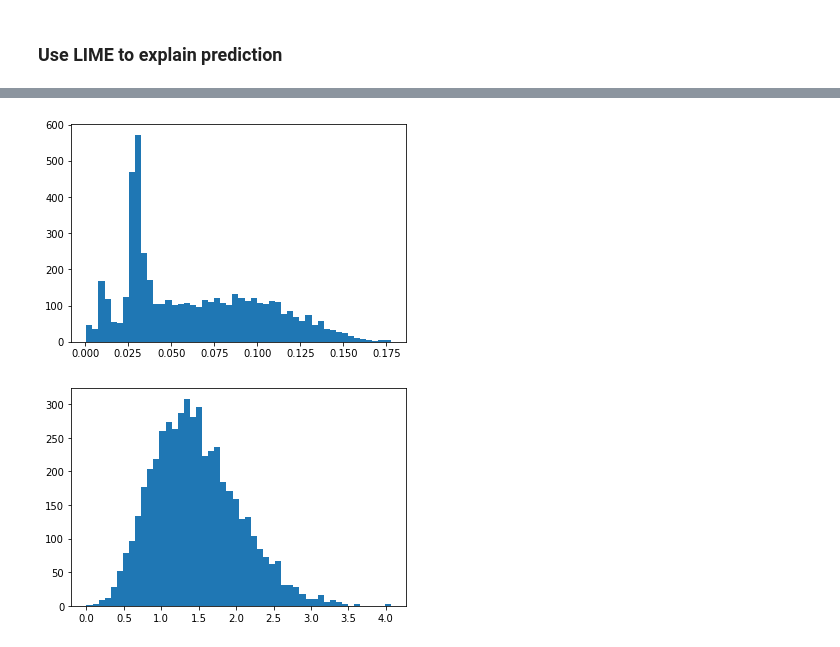
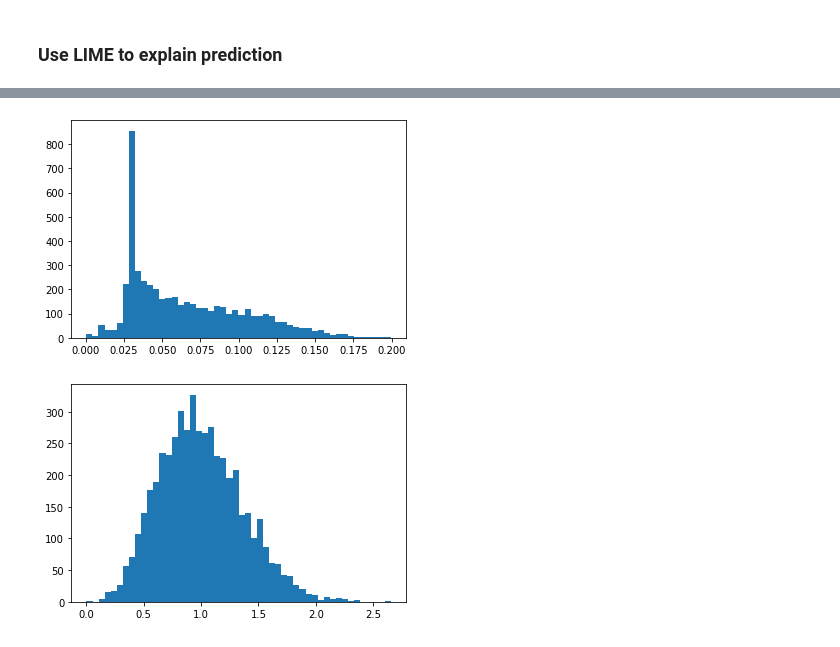
Before and after one commit to vonHousen/lime, a Jupyter notebook: doc/mod/notebooks/PerformanceAnalysis.ipynb, the cells around one changed output, grey strips where cells are left out. Saved outputs shown, nothing was run; the diff lists cells and outputs as text; code cells hidden in the pictures.

Commit message:
Implemented calculating fidelity distribution.

```diff
--- a/doc/mod/notebooks/PerformanceAnalysis.ipynb
+++ b/doc/mod/notebooks/PerformanceAnalysis.ipynb
@@ -85,8 +85,8 @@ explanation = explainer.explain_instance(
     random_forest.predict_proba,
     num_features = 4,
     top_labels = 3,
-    distance_metric="minkowski",
-    minkowski_norm=100.
+    # distance_metric="minkowski",
+    # minkowski_norm=100.
 )
 for label in explanation.top_labels[:2]:
     _ = explanation.as_pyplot_figure(label)
@@ -131,0 +117,3 @@ array([0.13627968, 0.05672752, 0.10188095, ..., 0.07917969, 0.11146703,
+# %%
+squared_errors = explanation.get_fidelity_distribution()
+explanation.plot_fidelity_map()
@@ -132,10 +122,10 @@ array([0.13627968, 0.05672752, 0.10188095, ..., 0.07917969, 0.11146703,
 # %%
-plt.hist(examples_squared_errors, bins=50)
+plt.hist(squared_errors, bins=50)
 plt.show()
 # %% [output]
-[figure, old version]
+[figure, new version]
 # %%
-plt.hist(examples_distances, bins=50)
+plt.hist((squared_errors.index)/np.mean(squared_errors.index.values), bins=50)
 plt.show()
 # %% [output]
-[figure, old version]
+[figure, new version]
```
Also changed, not shown: parts of 8 cells of this notebook, 1 other file.
